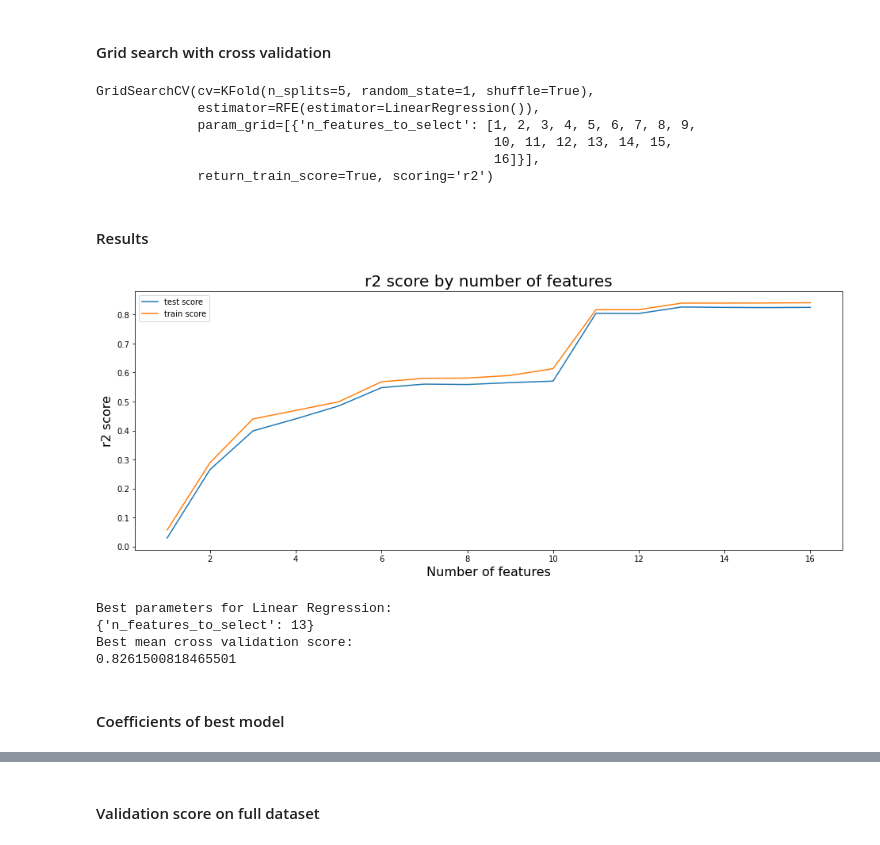
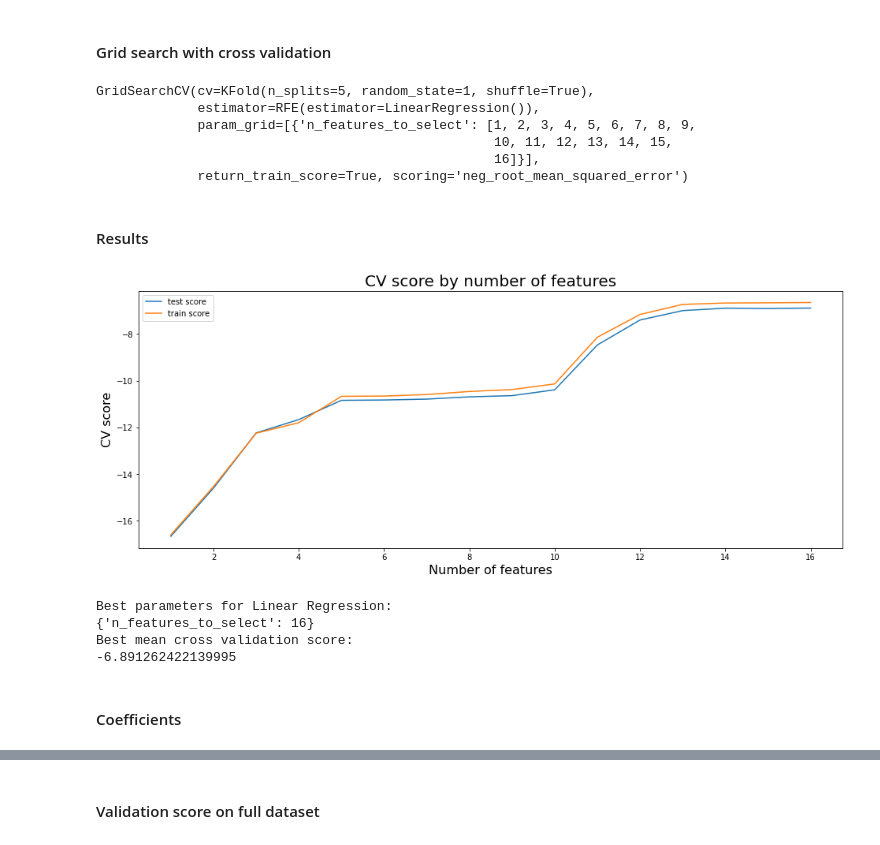
Before and after one commit to ZasadnyJan/Concrete_strength_regression, a Jupyter notebook: Main_notebook.ipynb, the cells around one changed output, grey strips where cells are left out. Cells and saved outputs as stored; diff of their text form; code cells hidden in the pictures.

```diff
--- a/Main_notebook.ipynb
+++ b/Main_notebook.ipynb
@@ -444,7 +444,7 @@ plt.show()
 y = df_2["csMPa"]
 X = df_2.drop(["csMPa"], axis=1)
 
-X_train, X_test, y_train, y_test = train_test_split(X, y, test_size=0.3, random_state=2)
+X_train, X_test, y_train, y_test = train_test_split(X, y, test_size=0.2, random_state=2)
 
 print(X_train.shape, X_test.shape, y_train.shape, y_test.shape)
 # %% [output]
@@ -551,7 +560,7 @@ params = [{'n_features_to_select': list(range(1, 17))}]
 #### Grid search with cross validation
 # %%
 cv_scheme = KFold(n_splits = 5, shuffle = True, random_state = 1)
-cv = GridSearchCV(estimator = rfe, param_grid = params, scoring= 'r2', cv = cv_scheme, return_train_score=True)
+cv = GridSearchCV(estimator = rfe, param_grid = params, scoring= 'neg_root_mean_squared_error', cv = cv_scheme, return_train_score=True)
 
 cv.fit(X_train, y_train)
 # %% [output]
@@ -560,24 +569,24 @@ GridSearchCV(cv=KFold(n_splits=5, random_state=1, shuffle=True),
              param_grid=[{'n_features_to_select': [1, 2, 3, 4, 5, 6, 7, 8, 9,
                                                    10, 11, 12, 13, 14, 15,
                                                    16]}],
-             return_train_score=True, scoring='r2')
+             return_train_score=True, scoring='neg_root_mean_squared_error')
 # %% [markdown]
 #### Results
 # %%
 cv_results = pd.DataFrame(cv.cv_results_)
 
 plt.figure(figsize=(16,6))
 plt.plot(cv_results["param_n_features_to_select"], cv_results["mean_test_score"])
 plt.plot(cv_results["param_n_features_to_select"], cv_results["mean_train_score"])
-plt.title("r2 score by number of features", fontsize=20)
+plt.title("CV score by number of features", fontsize=20)
 plt.xlabel('Number of features', fontsize=16)
-plt.ylabel('r2 score', fontsize=16)
+plt.ylabel('CV score', fontsize=16)
 plt.legend(['test score', 'train score'], loc='upper left')
 plt.xticks(fontsize=10)
 plt.yticks(fontsize=10)
 plt.show()
 # %% [output]
-[figure, old version]
+[figure, new version]
 # %%
 print("Best parameters for Linear Regression:")
 print(cv.best_params_)
@@ -585,11 +594,11 @@ print("Best mean cross validation score:")
 print(cv.best_score_)
 # %% [output]
 Best parameters for Linear Regression:
-{'n_features_to_select': 13}
+{'n_features_to_select': 16}
 Best mean cross validation score:
-0.8261500818465501
+-6.891262422139995
 # %% [markdown]
-#### Coefficients of best model
+#### Coefficients
 # %%
 n_features=cv.best_params_['n_features_to_select']
 
```
Also changed, not shown: parts of 56 cells of this notebook.
